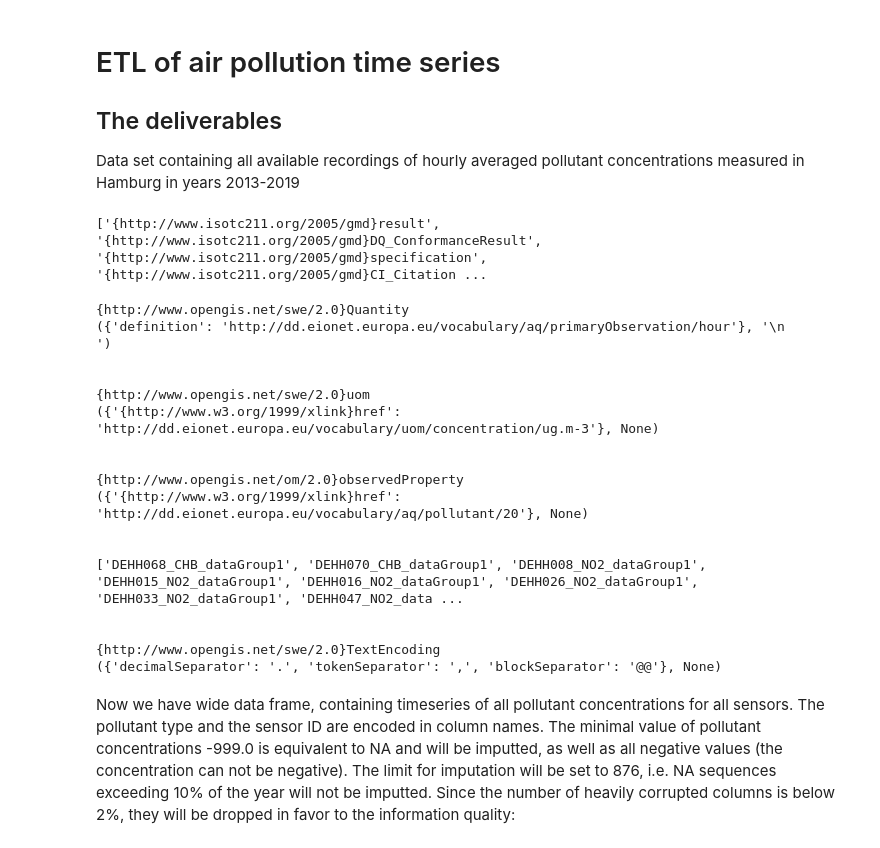
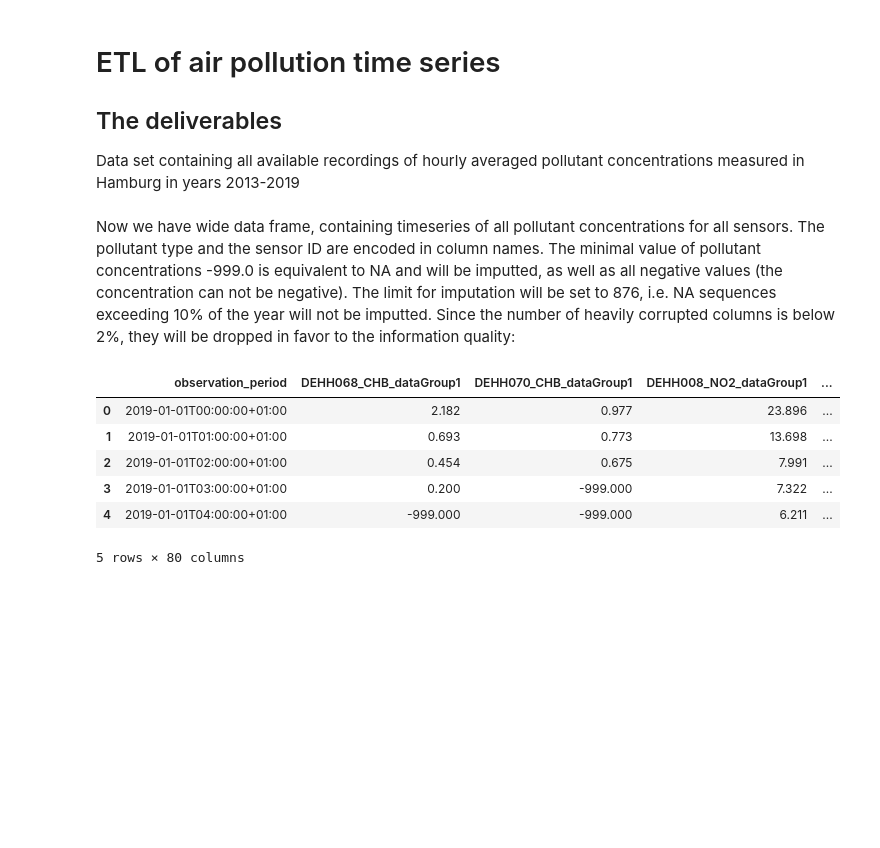
Before and after one commit to EvgenyGorelov/CorrelAid-Development-of-air-pollution-in-Hamburg, a Jupyter notebook: Correlaid.2013.19.etl.pandas.1.0.ipynb, the cells around one changed output. Saved outputs shown, nothing was run; the diff lists cells and outputs as text; code cells hidden in the pictures; blank space fills up the shorter version.

```diff
--- a/Correlaid.2013.19.etl.pandas.1.0.ipynb
+++ b/Correlaid.2013.19.etl.pandas.1.0.ipynb
@@ -56,15 +56,3 @@ import mplleaflet
 #!ls -la Correlaid.rawData/GV100AD3107/
 
 #!pwd
-# %%
-# pick all tags from the XML file
-Etree = ET.parse("Correlaid.rawData/AQD_DE_E1a_2019/DE_HH_2019_hour.xml")
-Eroot = Etree.getroot()
-Eroot.tag
-Eroot.attrib
-AllTags = [elem.tag for elem in Eroot.iter()]
-print(AllTags[23:35])
-#varName = 'observedProperty'
-#print("\n".join([s for s in AllTags if varName in s]))
-# %% [output]
-['{http://www.isotc211.org/2005/gmd}result', '{http://www.isotc211.org/2005/gmd}DQ_ConformanceResult', '{http://www.isotc211.org/2005/gmd}specification', '{http://www.isotc211.org/2005/gmd}CI_Citation ...
@@ -88,28 +58,0 @@ def SelectAllXMLsensorID():
-# %%
-FetchXMLentryByWord('Quantity', 0)
-
-FetchXMLentryByWord('uom', 2)
-FetchXMLentryByWord('observedProperty', 0)
-
-FetchAllXMLsensorID()
-
-FetchXMLentryByWord('TextEncoding', 0)
-ColNamesExp=SelectAllXMLsensorID()
-# %% [output]
-{http://www.opengis.net/swe/2.0}Quantity
-({'definition': 'http://dd.eionet.europa.eu/vocabulary/aq/primaryObservation/hour'}, '\n                ')
-
-
-{http://www.opengis.net/swe/2.0}uom
-({'{http://www.w3.org/1999/xlink}href': 'http://dd.eionet.europa.eu/vocabulary/uom/concentration/ug.m-3'}, None)
-
-
-{http://www.opengis.net/om/2.0}observedProperty
-({'{http://www.w3.org/1999/xlink}href': 'http://dd.eionet.europa.eu/vocabulary/aq/pollutant/20'}, None)
-
-
-['DEHH068_CHB_dataGroup1', 'DEHH070_CHB_dataGroup1', 'DEHH008_NO2_dataGroup1', 'DEHH015_NO2_dataGroup1', 'DEHH016_NO2_dataGroup1', 'DEHH026_NO2_dataGroup1', 'DEHH033_NO2_dataGroup1', 'DEHH047_NO2_data ...
-
-
-{http://www.opengis.net/swe/2.0}TextEncoding
-({'decimalSeparator': '.', 'tokenSeparator': ',', 'blockSeparator': '@@'}, None)
@@ -122,3 +167,15 @@ for varr in Eroot.iter(varFull):
+# %%
+wide_df19 = etl_concentrations_timeseries_from_file("Correlaid.rawData/AQD_DE_E1a_2019/DE_HH_2019_hour.xml")
 # %% [markdown]
 Now we have wide data frame, containing timeseries of all pollutant concentrations for all sensors. The pollutant type and the sensor ID are encoded in column names. The minimal value of pollutant concentrations -999.0 is equivalent to NA and will be imputted, as well as all negative values (the concentration can not be negative). The limit for imputation will be set to 876, i.e. NA sequences exceeding 10% of the year will not be imputted. Since the number of heavily corrupted columns is below 2%, they will be dropped in favor to the information quality:
+# %%
+wide_df19.head(5)
+# %% [output]
+|  | observation_period | DEHH068_CHB_dataGroup1 | DEHH070_CHB_dataGroup1 | DEHH008_NO2_dataGroup1 | ... |
+| 0 | 2019-01-01T00:00:00+01:00 | 2.182 | 0.977 | 23.896 | ... |
+| 1 | 2019-01-01T01:00:00+01:00 | 0.693 | 0.773 | 13.698 | ... |
+| 2 | 2019-01-01T02:00:00+01:00 | 0.454 | 0.675 | 7.991 | ... |
+| 3 | 2019-01-01T03:00:00+01:00 | 0.200 | -999.000 | 7.322 | ... |
+| 4 | 2019-01-01T04:00:00+01:00 | -999.000 | -999.000 | 6.211 | ... |
+5 rows × 80 columns
 # %%
```
Also changed, not shown: parts of 15 cells of this notebook.
